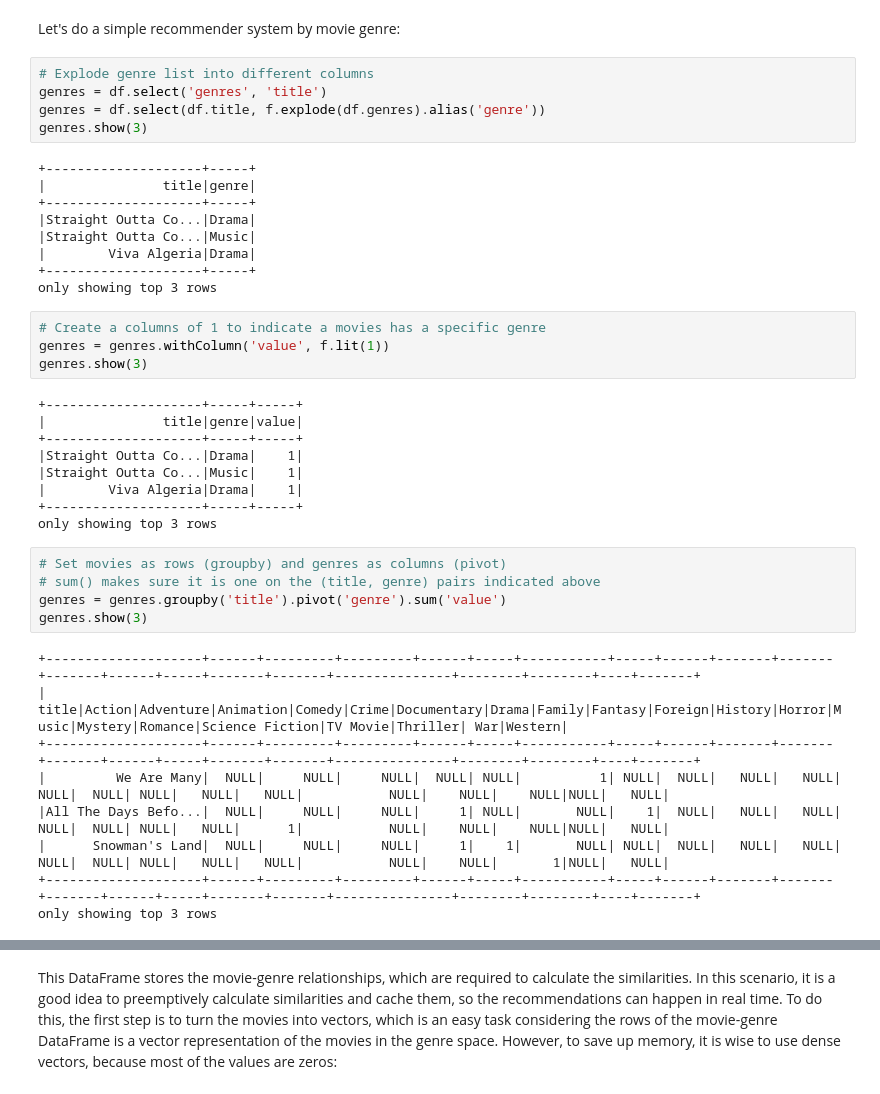
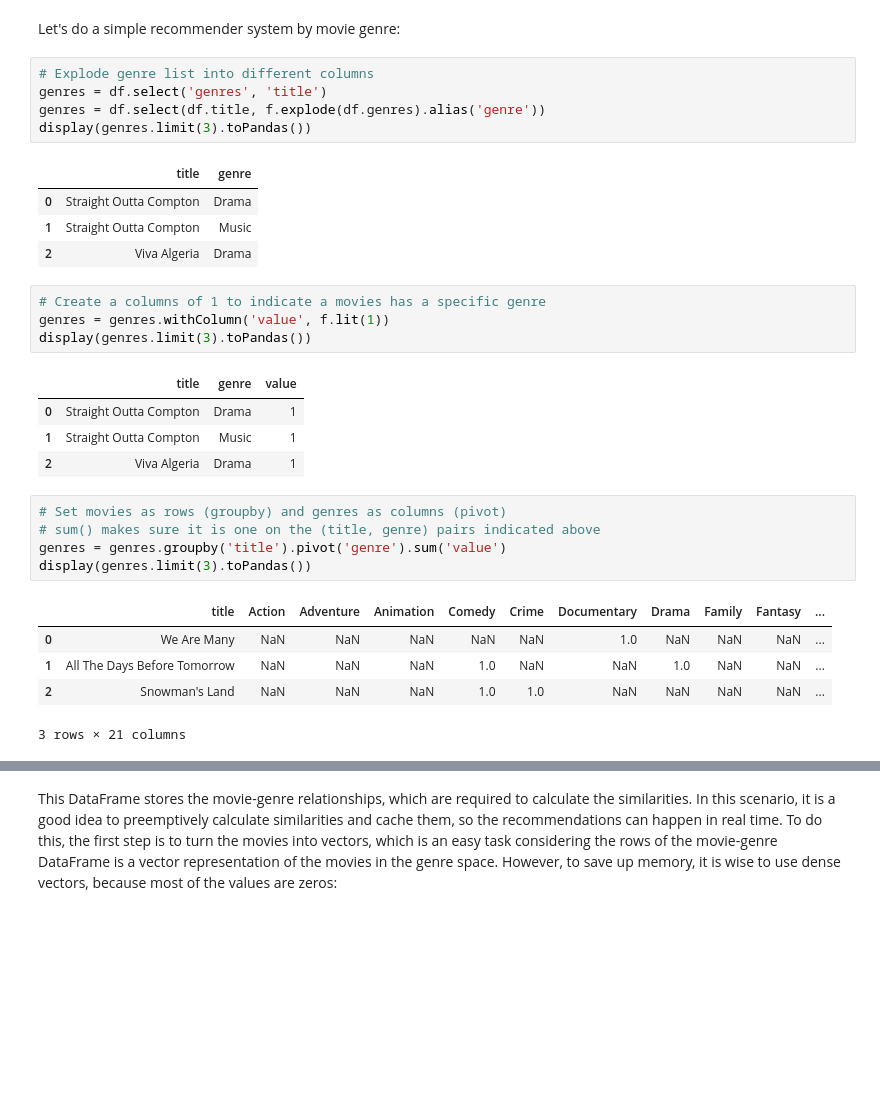
Before and after one commit to DomingoPC/Movie-Recommender-System, a Jupyter notebook: content_based_rs.ipynb, the cells around one changed output, grey strips where cells are left out. Cells and saved outputs as stored; diff of their text form; blank space fills up the shorter version.

```diff
--- a/content_based_rs.ipynb
+++ b/content_based_rs.ipynb
@@ -356,43 +353,32 @@ Let's do a simple recommender system by movie genre:
 # Explode genre list into different columns
 genres = df.select('genres', 'title')
 genres = df.select(df.title, f.explode(df.genres).alias('genre'))
-genres.show(3)
+display(genres.limit(3).toPandas())
 # %% [output]
-+--------------------+-----+
-|               title|genre|
-+--------------------+-----+
-|Straight Outta Co...|Drama|
-|Straight Outta Co...|Music|
-|        Viva Algeria|Drama|
-+--------------------+-----+
-only showing top 3 rows
+|  | title | genre |
+| 0 | Straight Outta Compton | Drama |
+| 1 | Straight Outta Compton | Music |
+| 2 | Viva Algeria | Drama |
 # %%
 # Create a columns of 1 to indicate a movies has a specific genre
 genres = genres.withColumn('value', f.lit(1))
-genres.show(3)
+display(genres.limit(3).toPandas())
 # %% [output]
-+--------------------+-----+-----+
-|               title|genre|value|
-+--------------------+-----+-----+
-|Straight Outta Co...|Drama|    1|
-|Straight Outta Co...|Music|    1|
-|        Viva Algeria|Drama|    1|
-+--------------------+-----+-----+
-only showing top 3 rows
+|  | title | genre | value |
+| 0 | Straight Outta Compton | Drama | 1 |
+| 1 | Straight Outta Compton | Music | 1 |
+| 2 | Viva Algeria | Drama | 1 |
 # %%
 # Set movies as rows (groupby) and genres as columns (pivot)
 # sum() makes sure it is one on the (title, genre) pairs indicated above
 genres = genres.groupby('title').pivot('genre').sum('value')
-genres.show(3)
+display(genres.limit(3).toPandas())
 # %% [output]
+|  | title | Action | Adventure | Animation | Comedy | Crime | Documentary | Drama | Family | Fantasy | ... |
+| 0 | We Are Many | NaN | NaN | NaN | NaN | NaN | 1.0 | NaN | NaN | NaN | ... |
+| 1 | All The Days Before Tomorrow | NaN | NaN | NaN | 1.0 | NaN | NaN | 1.0 | NaN | NaN | ... |
+| 2 | Snowman's Land | NaN | NaN | NaN | 1.0 | 1.0 | NaN | NaN | NaN | NaN | ... |
-+--------------------+------+---------+---------+------+-----+-----------+-----+------+-------+-------+-------+------+-----+-------+-------+---------------+--------+--------+----+-------+
-|               title|Action|Adventure|Animation|Comedy|Crime|Documentary|Drama|Family|Fantasy|Foreign|History|Horror|Music|Mystery|Romance|Science Fiction|TV Movie|Thriller| War|Western|
-+--------------------+------+---------+---------+------+-----+-----------+-----+------+-------+-------+-------+------+-----+-------+-------+---------------+--------+--------+----+-------+
-|         We Are Many|  NULL|     NULL|     NULL|  NULL| NULL|          1| NULL|  NULL|   NULL|   NULL|   NULL|  NULL| NULL|   NULL|   NULL|           NULL|    NULL|    NULL|NULL|   NULL|
-|All The Days Befo...|  NULL|     NULL|     NULL|     1| NULL|       NULL|    1|  NULL|   NULL|   NULL|   NULL|  NULL| NULL|   NULL|      1|           NULL|    NULL|    NULL|NULL|   NULL|
-|      Snowman's Land|  NULL|     NULL|     NULL|     1|    1|       NULL| NULL|  NULL|   NULL|   NULL|   NULL|  NULL| NULL|   NULL|   NULL|           NULL|    NULL|       1|NULL|   NULL|
-+--------------------+------+---------+---------+------+-----+-----------+-----+------+-------+-------+-------+------+-----+-------+-------+---------------+--------+--------+----+-------+
-only showing top 3 rows
+3 rows × 21 columns
 # %%
 # Finally, set the NULLs as 0, which indicate that the movie hasn't that genre
 genres = genres.fillna(0)
```
Also changed, not shown: parts of 15 cells of this notebook.
